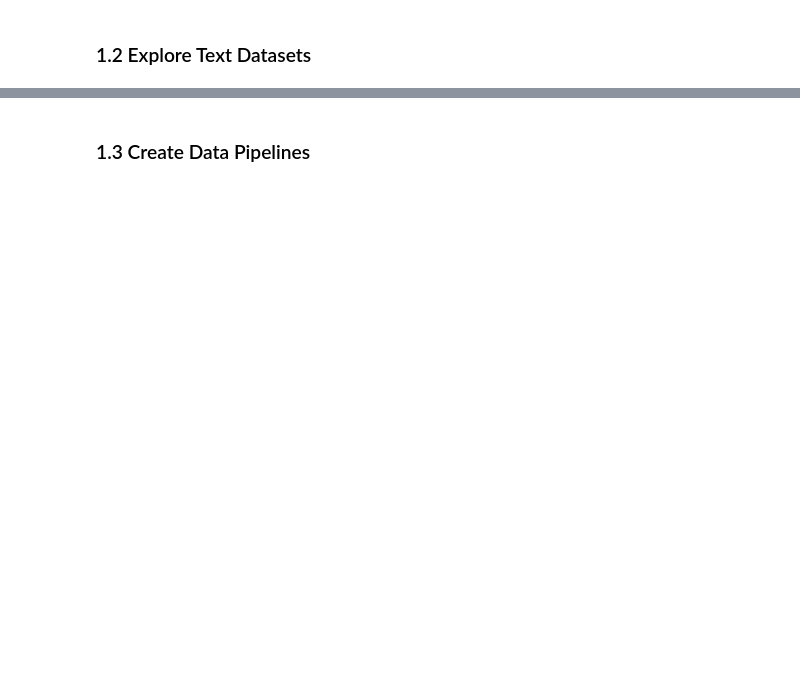
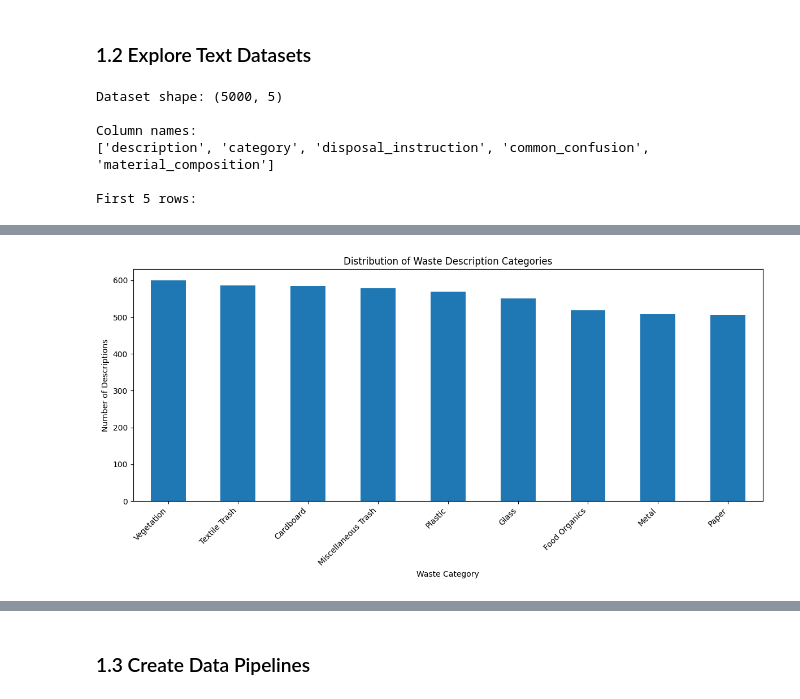
Before and after one commit to faithmuiruri2026/Summative-Lab-NNs-and-Similar-Models, a Jupyter notebook: waste_management_summative.ipynb, the cells around one changed output, grey strips where cells are left out. Drawn from its saved outputs; the diff is of its cells as text; code cells hidden in the pictures; blank space fills up the shorter version.

Commit message:
Update waste management summative notebook

```diff
--- a/waste_management_summative.ipynb
+++ b/waste_management_summative.ipynb
@@ -51,0 +194,75 @@ random.seed(42)
+# %%
+# TODO: Load and explore the waste description text data
+# - Load waste_descriptions.csv
+# - Analyze vocabulary and structure
+# - Understand the distribution of categories
+
+# Your code here
+# Loading  dataset
+df = pd.read_csv("waste_descriptions.csv")
+
+# Display basic information
+print("Dataset shape:", df.shape)
+print("\nColumn names:")
+print(df.columns.tolist())
+
+print("\nFirst 5 rows:")
+display(df.head())
+
+print("\nDataset information:")
+df.info()
+
+# Check for missing values
+print("\nMissing values:")
+print(df.isnull().sum())
+
+# Check for duplicate rows
+print("\nNumber of duplicate rows:", df.duplicated().sum())
+
+# Summary statistics
+print("\nDataset summary:")
+display(df.describe(include="all"))
+
+# Combine all descriptions into one text string
+text_column = "description"
+category_column = "category"
+
+all_text = " ".join(df[text_column].dropna().astype(str))
+
+# Convert to lowercase and extract words
+words = re.findall(r"\b[a-zA-Z]+\b", all_text.lower())
+
+# Analyze vocabulary and structure
+vocabulary = set(words)
+
+print("Total words:", len(words))
+print("Unique words (vocabulary size):", len(vocabulary))
+
+# Most common words
+word_counts = Counter(words)
+
+print("\nMost common words:")
+for word, count in word_counts.most_common(20):
+    print(f"{word}: {count}")
+
+# - distribution of categories
+category_counts = df[category_column].value_counts()
+
+print("\nWaste category distribution:")
+print(category_counts)
+
+plt.figure(figsize=(12, 6))
+category_counts.plot(kind="bar")
+plt.xlabel("Waste Category")
+plt.ylabel("Number of Descriptions")
+plt.title("Distribution of Waste Description Categories")
+plt.xticks(rotation=45, ha="right")
+plt.tight_layout()
+plt.show()
+# %% [output]
+Dataset shape: (5000, 5)
+
+Column names:
+['description', 'category', 'disposal_instruction', 'common_confusion', 'material_composition']
+
+First 5 rows:
@@ -51,0 +314 @@ random.seed(42)
+[figure, added]
```
Also changed, not shown: parts of 12 cells of this notebook.
